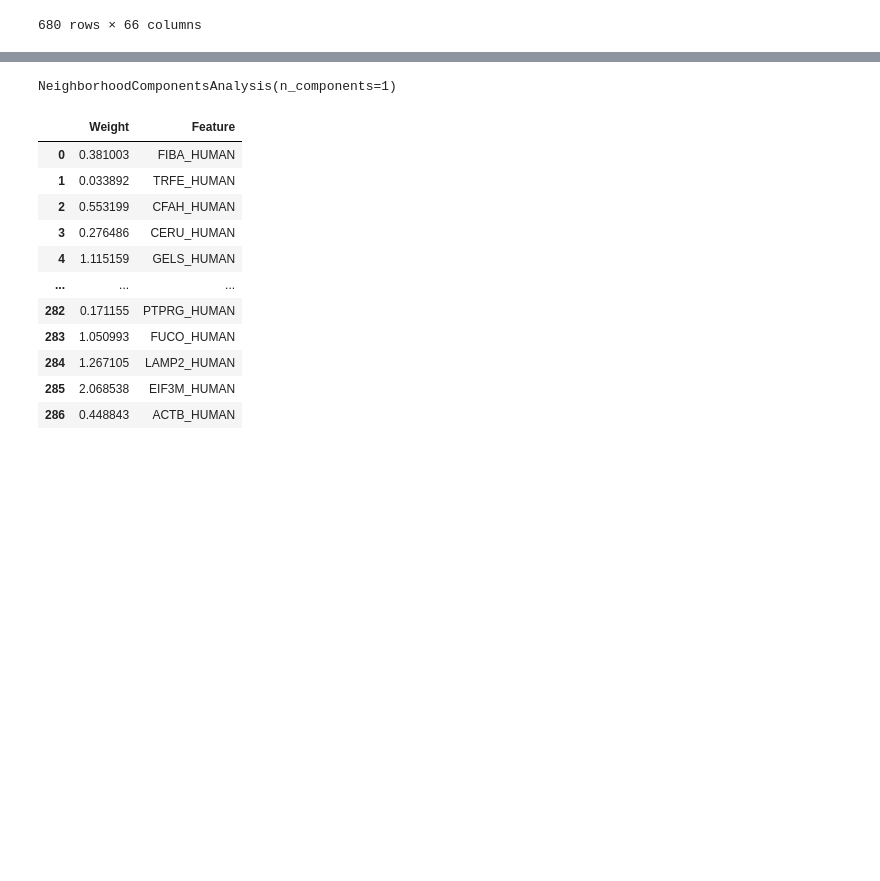
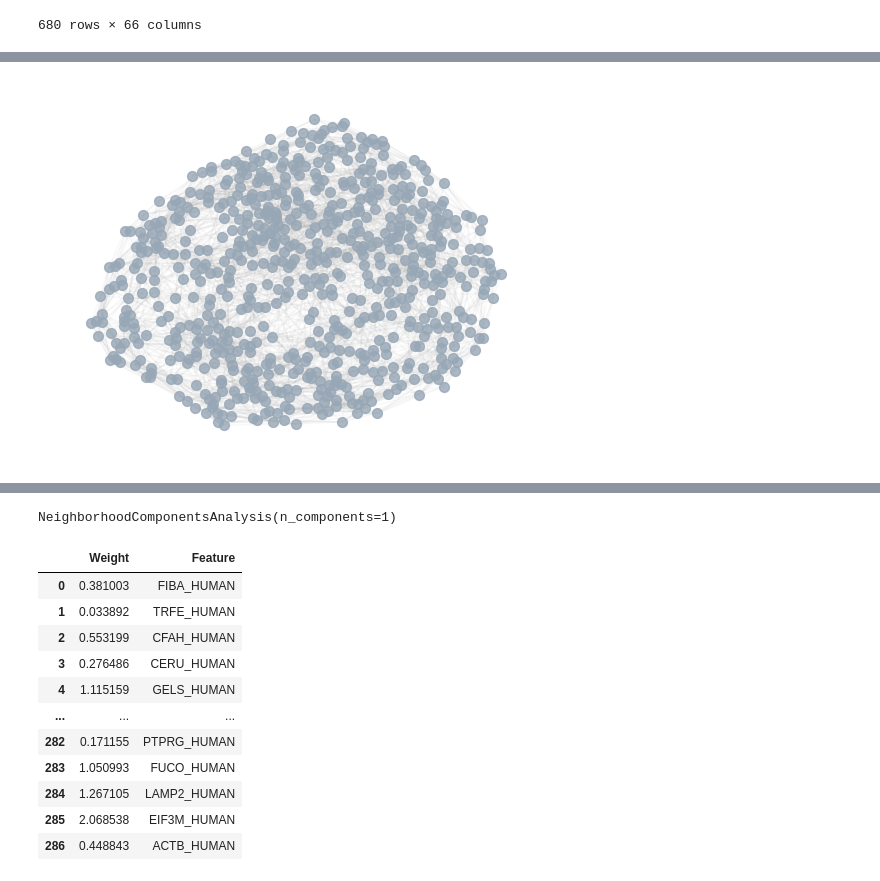
Before and after one commit to InfectionMedicineProteomics/DigitalFamilyAnalysis, a Jupyter notebook: 3_feature_selection_organ_dysfunction/neighborhood_component_analysis_df_model.ipynb, the cells around one changed output, grey strips where cells are left out. Saved outputs shown, nothing was run; the diff lists cells and outputs as text; code cells hidden in the pictures; blank space fills up the shorter version.

```diff
--- a/3_feature_selection_organ_dysfunction/neighborhood_component_analysis_df_model.ipynb
+++ b/3_feature_selection_organ_dysfunction/neighborhood_component_analysis_df_model.ipynb
@@ -339,3 +325,13 @@ plt.tight_layout()
+# %%
+nx.draw_networkx_nodes(G, positions, node_size=50, node_color="#97A7B6", alpha=0.8)
+nx.draw_networkx_edges(G, positions, edge_color="gray", alpha=0.05)
+plt.axis('off')
+plt.savefig(
+    "overall_map.pdf", dpi=300, bbox_inches="tight"
+)
+plt.show()
+# %% [output]
+[figure, added]
 # %%
 clinical_data_train['CNS Rate'].hist(bins=20)
 # %% [output]
```
Also changed, not shown: parts of 5 cells of this notebook, 19 other files.
